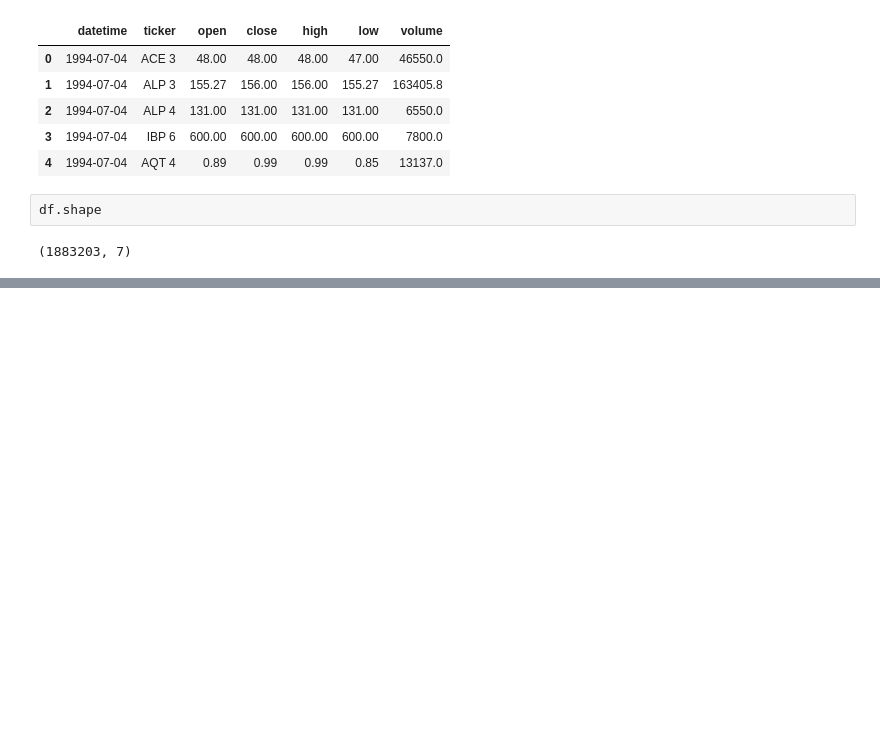
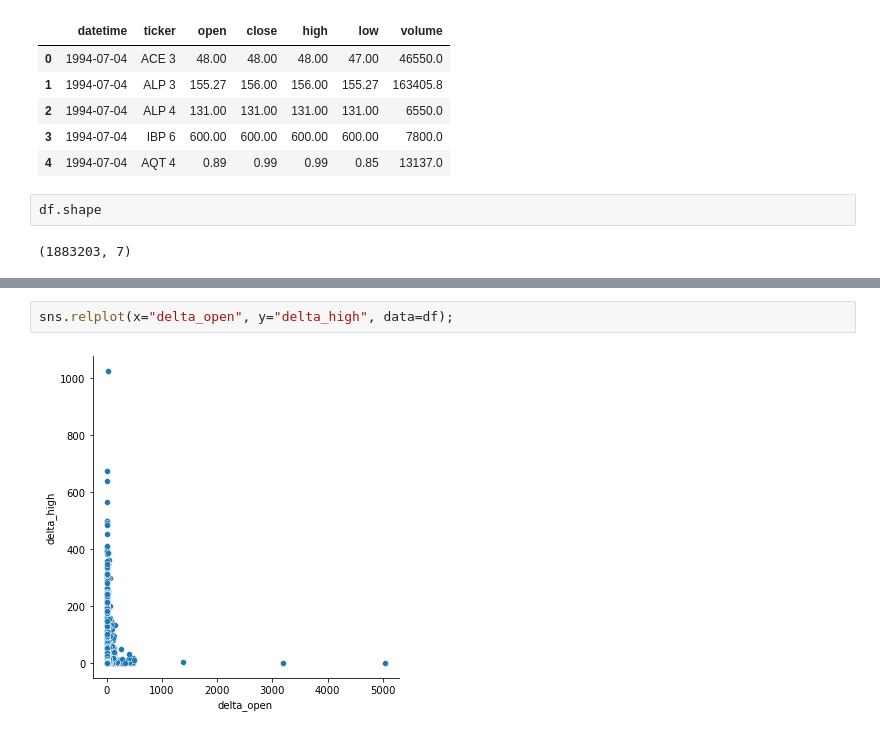
Before and after one commit to tiagoColli/tcc, a Jupyter notebook: data_exploration.ipynb, the cells around one changed output, grey strips where cells are left out. Saved outputs shown, nothing was run; the diff lists cells and outputs as text; blank space fills up the shorter version.

```diff
--- a/data_exploration.ipynb
+++ b/data_exploration.ipynb
@@ -135,0 +49,4 @@ ValueError: could not convert string to float: '14277,6000'
+# %%
+sns.relplot(x="delta_open", y="delta_high", data=df);
+# %% [output]
+[figure, added]
```
Also changed, not shown: parts of 47 cells of this notebook.
